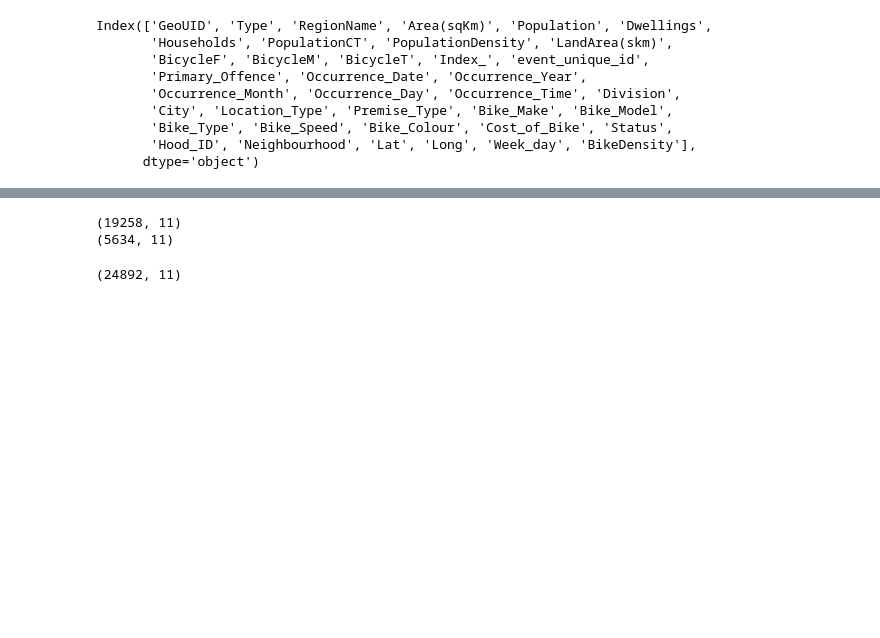
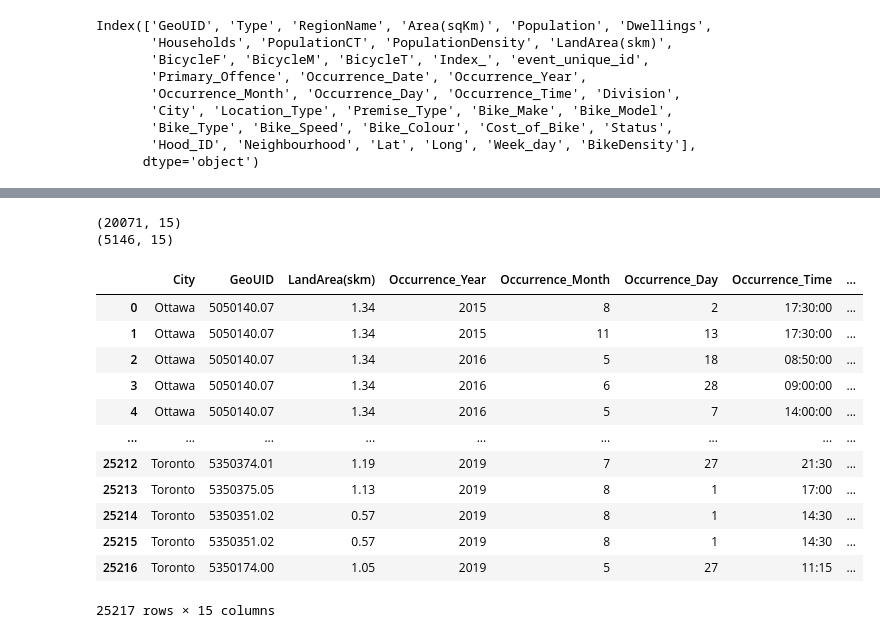
Before and after one commit to TEAM-IMT/bikes-theft-model, a Jupyter notebook: Codigos/Statistics_Census.ipynb, the cells around one changed output, grey strips where cells are left out. Cells and saved outputs as stored; diff of their text form; code cells hidden in the pictures; blank space fills up the shorter version.

Commit message:
All data per year

```diff
--- a/Codigos/Statistics_Census.ipynb
+++ b/Codigos/Statistics_Census.ipynb
@@ -618,10 +637,13 @@ Ottawa_data["Week_day"] = Ottawa_data["Week_day"].astype(day_type)
 # %% [markdown]
 Finally, there is a single data set by city with all the summary information of population, number of bicycles and bicycles stolen by CT (Land area)
 # %%
-
 ####### CONCATENATION OF SETS ###############
 JointOttawa = pd.merge(Data_Ottawa_pop, Ottawa_data, on='GeoUID', how='right') #JOINT DATA SET OF POPULATION, # BIKES , and THEFTS PER CT
 JointToronto = pd.merge(Data_toronto_pop, Toronto_data, on='GeoUID', how='right') # JOINT DATA SET OF POPULATION, # BIKES , and THEFTS PER CT
 
-JointToronto.to_csv('Data/JointToronto.csv')
-JointOttawa.to_csv('Data/JointOttawa.csv')
+### KEEP JUS THE MOST IMPORTANT COLUMNS #####
+JointToronto.drop(['v_CA16_1: Age Stats', 'Type_y', 'Region Name_y',
+       'Area (sq km)_y', 'Population _y', 'Dwellings _y', 'Households _y','Index_', 'event_unique_id','City','Premise_Type','Hood_ID'],axis=1,inplace=True)
+
+JointOttawa.drop(['v_CA16_1: Age Stats', 'Type_y', 'Region Name_y',
+       'Area (sq km)_y', 'Population _y', 'Dwellings _y', 'Households _y','ID','Sector','Report_Date','Incident_Weekday','Bicycle_Frame'],axis=1,inplace=True)
@@ -804,34 +894,82 @@ Index(['GeoUID', 'Type', 'RegionName', 'Area(sqKm)', 'Population', 'Dwellings',
 # %%
 #####TORONTO######
 AuxTorontoJoint=TorontoJoint[['City','GeoUID','LandArea(skm)','Occurrence_Year',
        'Occurrence_Month', 'Occurrence_Day',
-        'Occurrence_Time','Neighbourhood','Lat', 'Long','BicycleT']].copy()
+        'Occurrence_Time','Week_day','Neighbourhood','Lat', 'Long','BicycleT','PopulationCT', 'PopulationDensity','Cost_of_Bike']].copy()
 
 AuxTorontoJoint.drop_duplicates(['City','GeoUID','LandArea(skm)','Occurrence_Year',
        'Occurrence_Month', 'Occurrence_Day',
-        'Occurrence_Time','Neighbourhood','Lat', 'Long','BicycleT'],inplace=True)
+        'Occurrence_Time','Week_day','Neighbourhood','Lat', 'Long','BicycleT','PopulationCT', 'PopulationDensity','Cost_of_Bike'],inplace=True)
 
 ##### OTTAWA #####
 
 AuxOttawaJoint=OttawaJoint[['City','GeoUID','LandArea(skm)','Occurrence_Year',
        'Occurrence_Month', 'Occurrence_Day',
-        'Occurrence_Time','Neighbourhood','Lat', 'Long','BicycleT']].copy()
+        'Occurrence_Time','Week_day','Neighbourhood','Lat', 'Long','BicycleT','PopulationCT', 'PopulationDensity','Cost_of_Bike']].copy()
 
 AuxOttawaJoint.drop_duplicates(['City','GeoUID','LandArea(skm)','Occurrence_Year',
        'Occurrence_Month', 'Occurrence_Day',
-        'Occurrence_Time','Neighbourhood','Lat', 'Long','BicycleT'],inplace=True)
+        'Occurrence_Time','Week_day','Neighbourhood','Lat', 'Long','BicycleT','PopulationCT', 'PopulationDensity','Cost_of_Bike'],inplace=True)
 
 # AuxTorontoJoint=AuxTorontoJoint.loc[(AuxTorontoJoint['Neighbourhood']=='Bendale (127)') & (AuxTorontoJoint['GeoUID']==5350369.00),['GeoUID','LandArea(skm)','Occurrence_Year',
 #        'Occurrence_Month', 'Occurrence_Day',
 #         'Occurrence_Time','Neighbourhood','Lat', 'Long']]
 
 #19258 Toronto 5634
 
 print(AuxTorontoJoint.shape)
 print(AuxOttawaJoint.shape)
-ALL_Joint=pd.concat([AuxOttawaJoint,AuxTorontoJoint], ignore_index=True)
-ALL_Joint #Union of all information of cities
+
+OttawaJoint = JointOttawa[['GeoUID', 'Type_x', 'Region Name_x', 'Area (sq km)_x', 'Population _x',
+       'Dwellings _x', 'Households _x', 'PopulationCT', 'PopulationDensity',
+       'LandArea(skm)','BicycleF', 'BicycleM', 'BicycleT', 'ID', 'Division', 'Sector',
+       'Report_Date', 'Incident_Date', 'Incident_Weekday', 'Location_Type',
+       'Primary_Offence', 'Neighbourhood', 'Bicycle_Status', 'Bicycle_Value',
+       'Bicycle_Make', 'Bicycle_Model', 'Bicycle_Type', 'Bicycle_Frame',
+       'Bicycle_Colour', 'Bicycle_Speed', 'x', 'y', 'Week_day']].copy()
+
+OttawaJoint=OttawaJoint.rename(columns={'Type_x':'Type', 'Region Name_x':'RegionName', 'Area (sq km)_x':'Area(sqKm)', 'Population _x':'Population',
+       'Dwellings _x':'Dwellings', 'Households _x':'Households','Bicycle_Status':'Status','x':'Lat','y':'Long','Bicycle_Value':'Cost_of_Bike'})
+
+TorontoJoint = JointToronto[['GeoUID', 'Type_x', 'Region Name_x', 'Area (sq km)_x', 'Population _x',
+       'Dwellings _x', 'Households _x', 'PopulationCT', 'PopulationDensity',
+       'LandArea(skm)','BicycleF', 'BicycleM', 'BicycleT', 'Index_', 'event_unique_id',
+       'Primary_Offence', 'Occurrence_Date', 'Occurrence_Year',
+       'Occurrence_Month', 'Occurrence_Day', 'Occurrence_Time', 'Division',
+       'City', 'Location_Type', 'Premise_Type', 'Bike_Make', 'Bike_Model',
+       'Bike_Type', 'Bike_Speed', 'Bike_Colour', 'Cost_of_Bike', 'Status',
+       'Hood_ID', 'Neighbourhood', 'Lat', 'Long', 'Week_day']].copy()
+
+
+TorontoJoint=TorontoJoint.rename(columns={'Type_x':'Type', 'Region Name_x':'RegionName', 'Area (sq km)_x':'Area(sqKm)', 'Population _x':'Population',
+       'Dwellings _x':'Dwellings', 'Households _x':'Households'})
+
+OttawaJoint[['BicycleF', 'BicycleM', 'BicycleT']] = OttawaJoint[['BicycleF', 'BicycleM', 'BicycleT']].apply(pd.to_numeric)
+
+OttawaJoint['Occurrence_Year']=OttawaJoint['Incident_Date'].dt.year
+OttawaJoint['Occurrence_Month']=OttawaJoint['Incident_Date'].dt.month
+OttawaJoint['Occurrence_Day']=OttawaJoint['Incident_Date'].dt.day
+OttawaJoint['Occurrence_Time'] = pd.to_datetime(OttawaJoint['Incident_Date'],format= '%H:%M:%S' ).dt.time
+#####Calculation of bikes by square km ######
+
+TorontoJoint['BikeDensity']=TorontoJoint['BicycleT']/TorontoJoint['LandArea(skm)']
+OttawaJoint['BikeDensity']=OttawaJoint['BicycleT']/OttawaJoint['LandArea(skm)']
+
+TorontoJoint['City']='Toronto'
+OttawaJoint['City']='Ottawa'
 # %% [output]
-(19258, 11)
-(5634, 11)
+(20071, 15)
+(5146, 15)
+|  | City | GeoUID | LandArea(skm) | Occurrence_Year | Occurrence_Month | Occurrence_Day | Occurrence_Time | ... |
+| 0 | Ottawa | 5050140.07 | 1.34 | 2015 | 8 | 2 | 17:30:00 | ... |
+| 1 | Ottawa | 5050140.07 | 1.34 | 2015 | 11 | 13 | 17:30:00 | ... |
+| 2 | Ottawa | 5050140.07 | 1.34 | 2016 | 5 | 18 | 08:50:00 | ... |
+| 3 | Ottawa | 5050140.07 | 1.34 | 2016 | 6 | 28 | 09:00:00 | ... |
+| 4 | Ottawa | 5050140.07 | 1.34 | 2016 | 5 | 7 | 14:00:00 | ... |
+| ... | ... | ... | ... | ... | ... | ... | ... | ... |
+| 25212 | Toronto | 5350374.01 | 1.19 | 2019 | 7 | 27 | 21:30 | ... |
+| 25213 | Toronto | 5350375.05 | 1.13 | 2019 | 8 | 1 | 17:00 | ... |
+| 25214 | Toronto | 5350351.02 | 0.57 | 2019 | 8 | 1 | 14:30 | ... |
+| 25215 | Toronto | 5350351.02 | 0.57 | 2019 | 8 | 1 | 14:30 | ... |
+| 25216 | Toronto | 5350174.00 | 1.05 | 2019 | 5 | 27 | 11:15 | ... |
-(24892, 11)
+25217 rows × 15 columns
```
Also changed, not shown: parts of 27 cells of this notebook, 15 other files.
